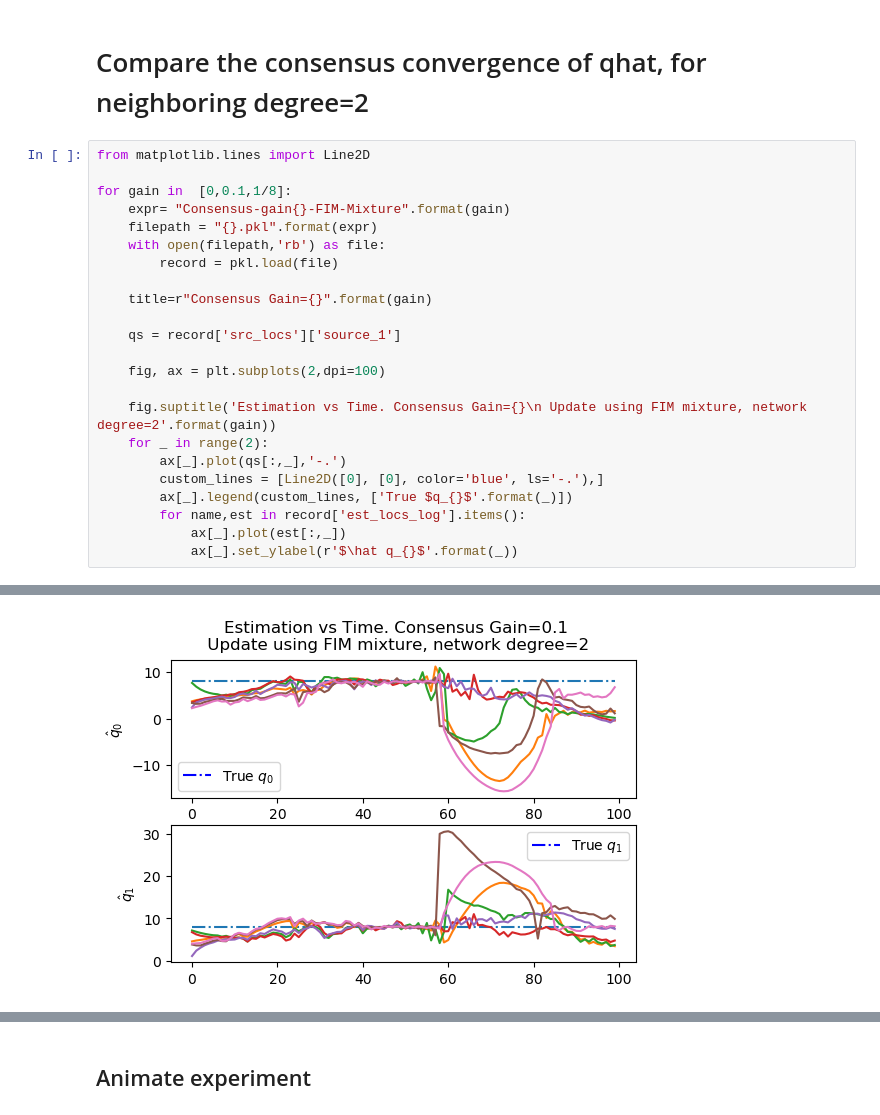
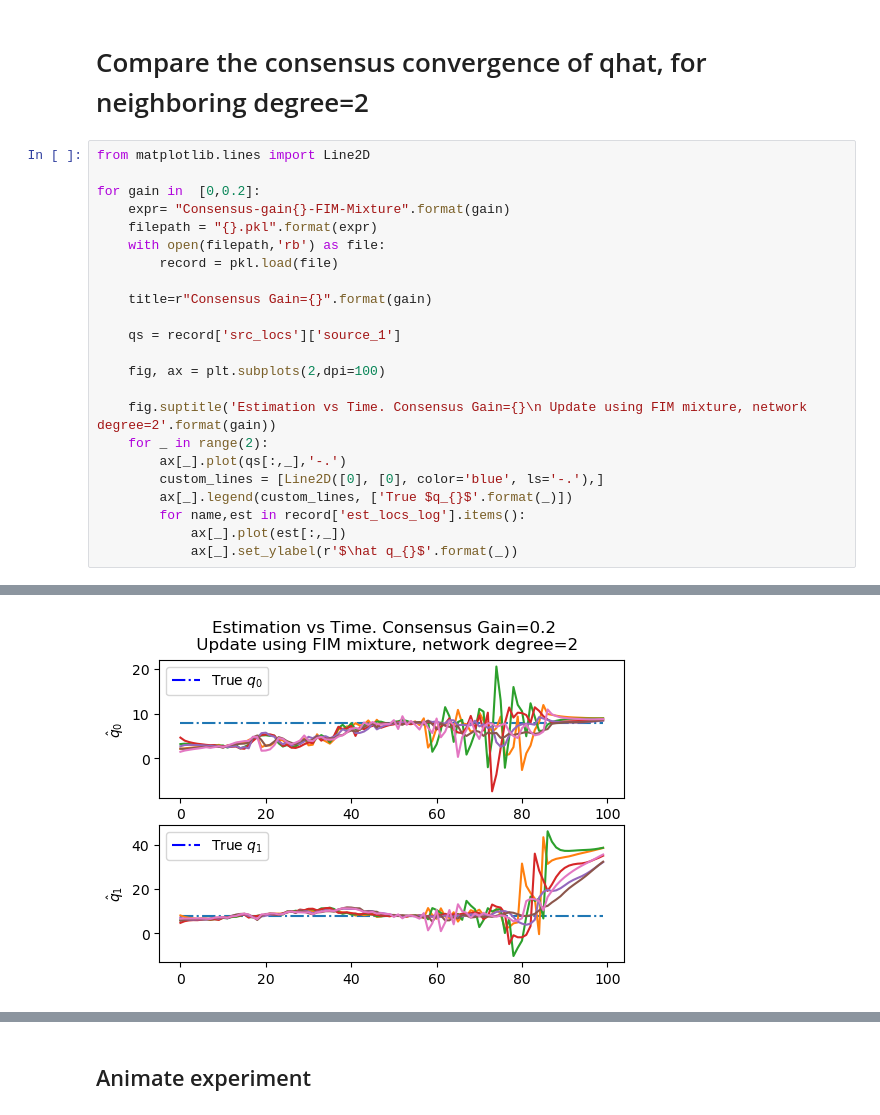
Before and after one commit to lina-robotics-lab/fim_track, a Jupyter notebook: src/Consensus Estimation+FIM Mixture-Animation-Copy1.ipynb, the cells around one changed output, grey strips where cells are left out. Saved outputs shown, nothing was run; the diff lists cells and outputs as text.

```diff
--- a/src/Consensus Estimation+FIM Mixture-Animation-Copy1.ipynb
+++ b/src/Consensus Estimation+FIM Mixture-Animation-Copy1.ipynb
@@ -14,7 +14,7 @@ import networkx as nx
 # %%
 from matplotlib.lines import Line2D
 
-for gain in  [0,0.1,1/8]:
+for gain in  [0,0.2]:
     expr= "Consensus-gain{}-FIM-Mixture".format(gain)
     filepath = "{}.pkl".format(expr)
     with open(filepath,'rb') as file:
@@ -39 +39 @@ for gain in  [0,0.1,1/8]:
-[figure, old version]
+[figure, new version]
```
Also changed, not shown: parts of 2 cells of this notebook, 16 other files.
